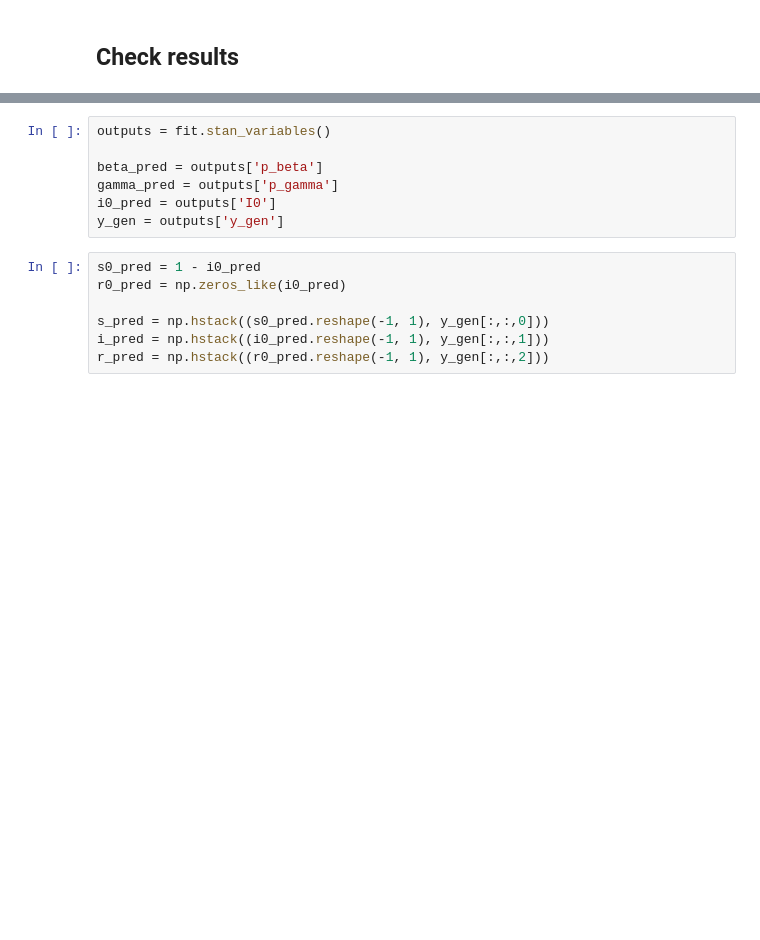
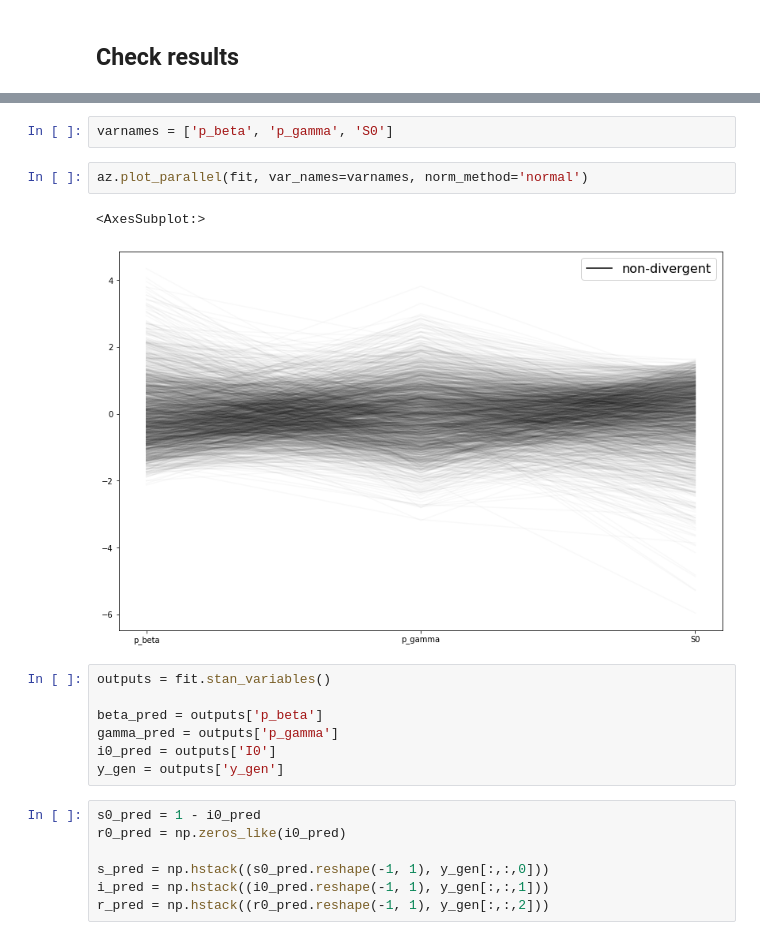
Before and after one commit to al-jshen/stan-ode-example, a Jupyter notebook: sir.ipynb, the cells around one changed output, grey strips where cells are left out. Drawn from its saved outputs; the diff is of its cells as text; blank space fills up the shorter version.

```diff
--- a/sir.ipynb
+++ b/sir.ipynb
@@ -144,6 +148,13 @@ Effective sample size satisfactory.
 Split R-hat values satisfactory all parameters.
 
 Processing complete, no problems detected.
+# %%
+varnames = ['p_beta', 'p_gamma', 'S0']
+# %%
+az.plot_parallel(fit, var_names=varnames, norm_method='normal')
+# %% [output]
+<AxesSubplot:>
+[figure, added]
 # %%
 outputs = fit.stan_variables()
 
```
Also changed, not shown: parts of 11 cells of this notebook, 2 other files.
